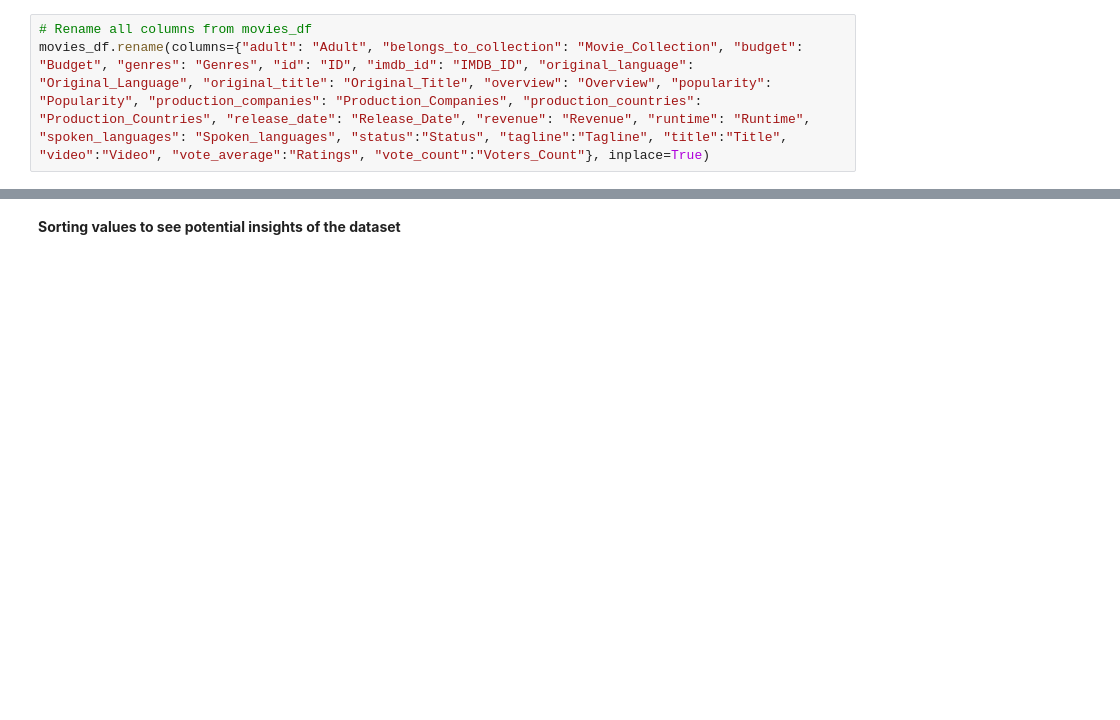
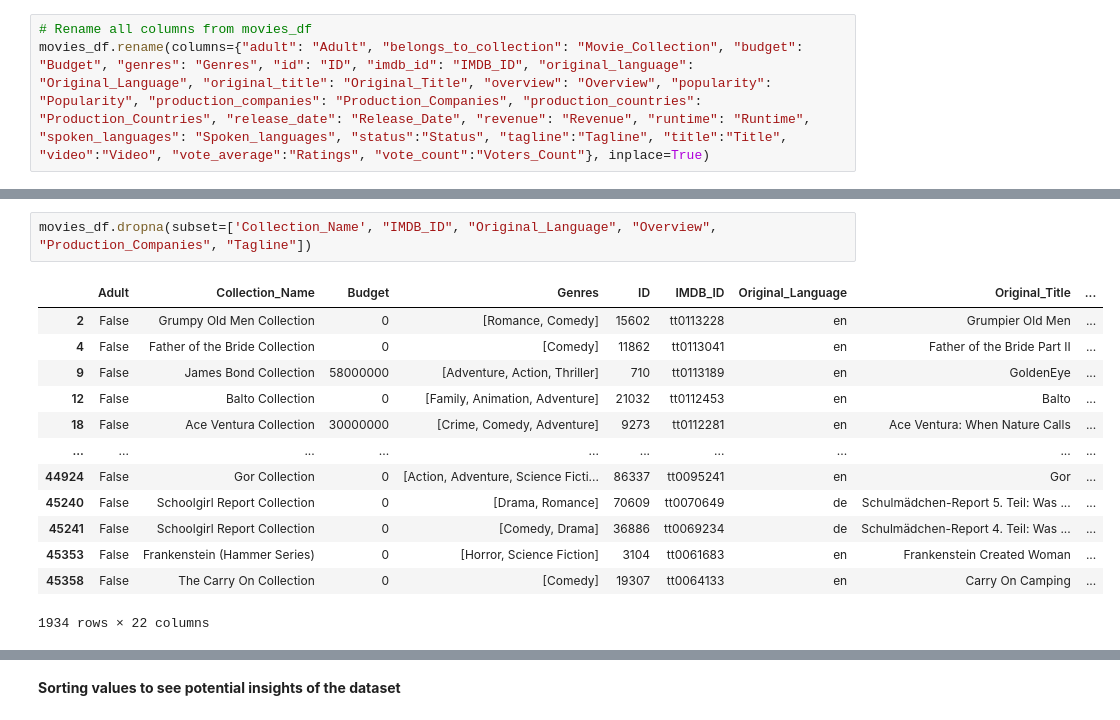
Before and after one commit to slimrivermoi/Techlabs-DS5, a Jupyter notebook: edit_data/Chan/EDA_Chan.ipynb, the cells around one changed output, grey strips where cells are left out. Saved outputs shown, nothing was run; the diff lists cells and outputs as text; blank space fills up the shorter version.

```diff
--- a/edit_data/Chan/EDA_Chan.ipynb
+++ b/edit_data/Chan/EDA_Chan.ipynb
@@ -62,0 +234,16 @@ movies_df
+# %%
+movies_df.dropna(subset=['Collection_Name', "IMDB_ID", "Original_Language", "Overview", "Production_Companies", "Tagline"])
+# %% [output]
+|  | Adult | Collection_Name | Budget | Genres | ID | IMDB_ID | Original_Language | Original_Title | ... |
+| 2 | False | Grumpy Old Men Collection | 0 | [Romance, Comedy] | 15602 | tt0113228 | en | Grumpier Old Men | ... |
+| 4 | False | Father of the Bride Collection | 0 | [Comedy] | 11862 | tt0113041 | en | Father of the Bride Part II | ... |
+| 9 | False | James Bond Collection | 58000000 | [Adventure, Action, Thriller] | 710 | tt0113189 | en | GoldenEye | ... |
+| 12 | False | Balto Collection | 0 | [Family, Animation, Adventure] | 21032 | tt0112453 | en | Balto | ... |
+| 18 | False | Ace Ventura Collection | 30000000 | [Crime, Comedy, Adventure] | 9273 | tt0112281 | en | Ace Ventura: When Nature Calls | ... |
+| ... | ... | ... | ... | ... | ... | ... | ... | ... | ... |
+| 44924 | False | Gor Collection | 0 | [Action, Adventure, Science Ficti... | 86337 | tt0095241 | en | Gor | ... |
+| 45240 | False | Schoolgirl Report Collection | 0 | [Drama, Romance] | 70609 | tt0070649 | de | Schulmädchen-Report 5. Teil: Was ... | ... |
+| 45241 | False | Schoolgirl Report Collection | 0 | [Comedy, Drama] | 36886 | tt0069234 | de | Schulmädchen-Report 4. Teil: Was ... | ... |
+| 45353 | False | Frankenstein (Hammer Series) | 0 | [Horror, Science Fiction] | 3104 | tt0061683 | en | Frankenstein Created Woman | ... |
+| 45358 | False | The Carry On Collection | 0 | [Comedy] | 19307 | tt0064133 | en | Carry On Camping | ... |
+1934 rows × 22 columns
```
Also changed, not shown: parts of 52 cells of this notebook.
